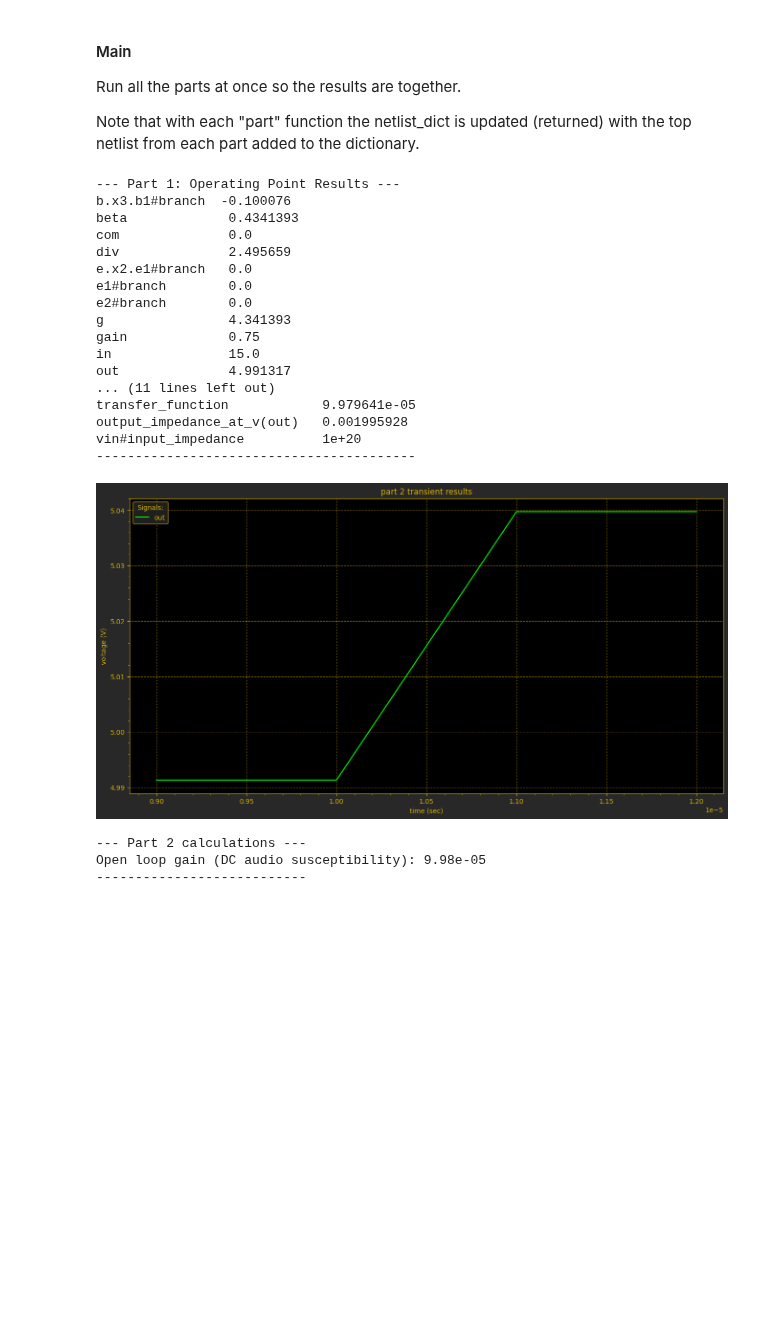
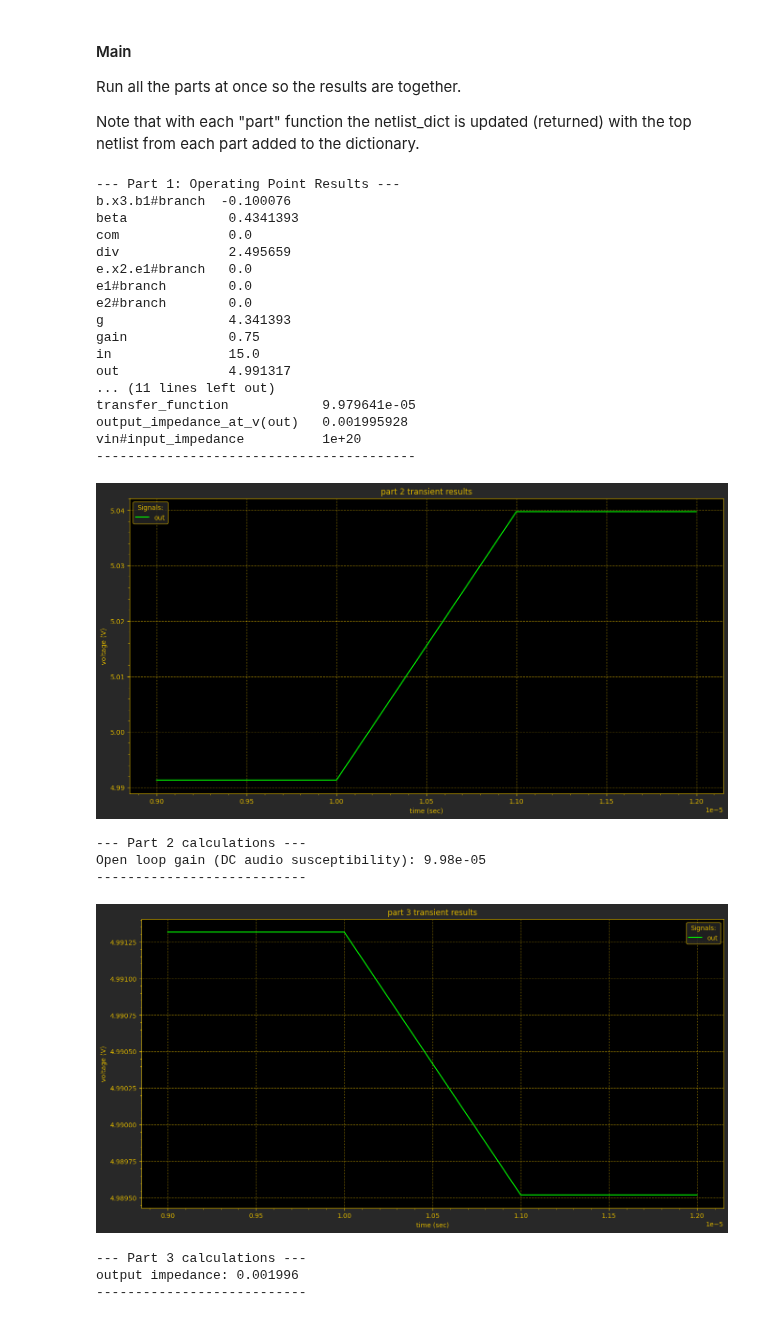
Before and after one commit to astorguy/sw_pwr_book_sim, a Jupyter notebook: python/sec_1_04_04_lin_reg.ipynb, the cells around one changed output. Saved outputs shown, nothing was run; the diff lists cells and outputs as text; code cells hidden in the pictures; blank space fills up the shorter version.

Commit message:
part 3 working

```diff
--- a/python/sec_1_04_04_lin_reg.ipynb
+++ b/python/sec_1_04_04_lin_reg.ipynb
@@ -60,8 +60,10 @@ class Key:
     DUT = "dut"
     CONTROL1 = "control1"
     CONTROL2 = "control2"
+    CONTROL3 = "control3"
     TOP1 = "top1"
     TOP2 = "top2"
+    TOP3 = "top3"
 
     # Keys for the vectors_dict
     VEC_ALL = "vec_all"
@@ -213,15 +215,16 @@ def part1(
         + my_netlists_dict[Key.BLANKLINE]
         + my_netlists_dict[Key.CONTROL1]
         + my_netlists_dict[Key.END_LINE]
+        + my_netlists_dict[Key.BLANKLINE]
     )
     # write netlist to a file so ngspice can read it
-    top1_filename: Path = my_paths_dict[Key.NETLISTS_PATH] / "top1.cir"
-    my_netlists_dict[Key.TOP1].write_to_file(top1_filename)
+    top_filename: Path = my_paths_dict[Key.NETLISTS_PATH] / "top1.cir"
+    my_netlists_dict[Key.TOP1].write_to_file(top_filename)
 
     # prepare simulate object, print out command, and simulate
     sim: spi.Simulate = spi.Simulate(
         my_paths_dict[Key.NGSPICE_EXE],
-        top1_filename,
+        top_filename,
         my_paths_dict[Key.SIM_TRANSCRIPT_FILENAME],
         "sim1",
     )
@@ -295,15 +298,17 @@ def part2(
         + my_netlists_dict[Key.BLANKLINE]
         + my_netlists_dict[Key.CONTROL2]
         + my_netlists_dict[Key.END_LINE]
+        + my_netlists_dict[Key.BLANKLINE]
+
     )
     # write netlist to a file so ngspice can read it
-    top2_filename: Path = my_paths_dict[Key.NETLISTS_PATH] / "top2.cir"
-    my_netlists_dict[Key.TOP2].write_to_file(top2_filename)
+    top_filename: Path = my_paths_dict[Key.NETLISTS_PATH] / "top2.cir"
+    my_netlists_dict[Key.TOP2].write_to_file(top_filename)
 
     # prepare simulate object, print out command, and simulate
     sim: spi.Simulate = spi.Simulate(
         my_paths_dict[Key.NGSPICE_EXE],
-        top2_filename,
+        top_filename,
         my_paths_dict[Key.SIM_TRANSCRIPT_FILENAME],
         "sim2",
     )
@@ -351,26 +454,31 @@ Note that with each "part" function the netlist_dict is updated (returned) with
 # %%
 # Execute all parts
 netlists_dict = part1(paths_dict, netlists_dict, vectors_dict)
 netlists_dict = part2(paths_dict, netlists_dict, vectors_dict)
+netlists_dict = part3(paths_dict, netlists_dict, vectors_dict)
 # %% [output]
 --- Part 1: Operating Point Results ---
 b.x3.b1#branch  -0.100076
 beta             0.4341393
 com              0.0
 div              2.495659
 e.x2.e1#branch   0.0
 e1#branch        0.0
 e2#branch        0.0
 g                4.341393
 gain             0.75
 in               15.0
 out              4.991317
 ... (11 lines left out)
 transfer_function            9.979641e-05
 output_impedance_at_v(out)   0.001995928
 vin#input_impedance          1e+20
 -----------------------------------------
 [figure]
 --- Part 2 calculations ---
 Open loop gain (DC audio susceptibility): 9.98e-05
 ---------------------------
+[figure, added]
+--- Part 3 calculations ---
+output impedance: 0.001996
+---------------------------
```
Also changed, not shown: parts of 1 cell of this notebook, 2 other files.
